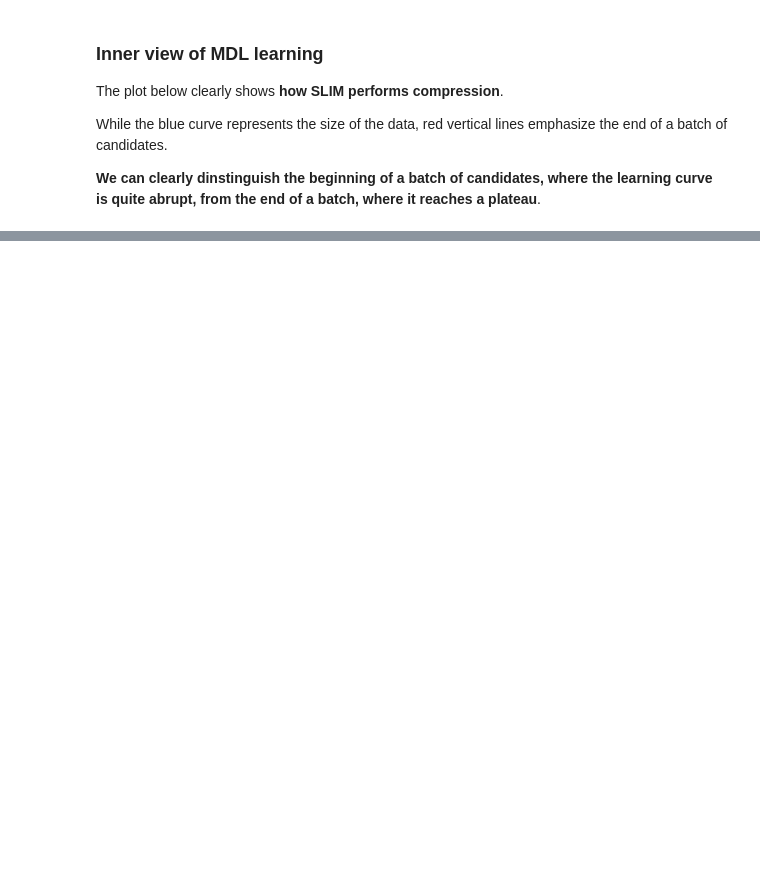
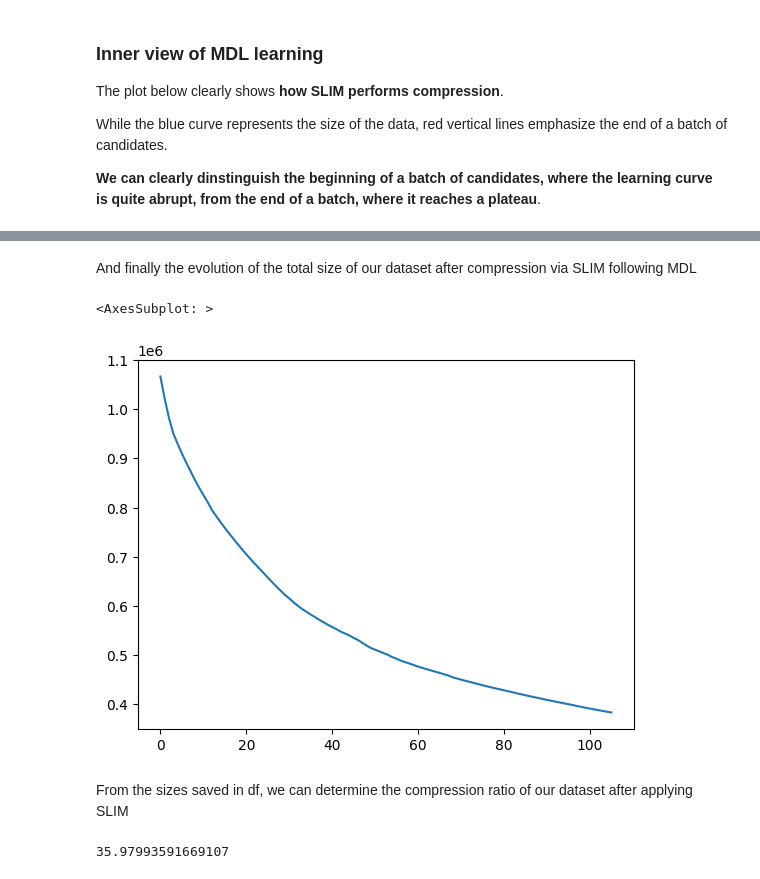
Before and after one commit to scikit-mine/scikit-mine, a Jupyter notebook: docs/tutorials/callbacks/callbacks.ipynb, the cells around one changed output, grey strips where cells are left out. Saved outputs shown, nothing was run; the diff lists cells and outputs as text; code cells hidden in the pictures; blank space fills up the shorter version.

```diff
--- a/docs/tutorials/callbacks/callbacks.ipynb
+++ b/docs/tutorials/callbacks/callbacks.ipynb
@@ -96,0 +95,15 @@ df.model_size.plot()
+# %% [markdown]
+And finally the evolution of the total size of our dataset after compression via SLIM following MDL
+# %%
+df['total_size'] = df['model_size']+df['data_size']
+df.total_size.plot()
+# %% [output]
+<AxesSubplot: >
+[figure, added]
+# %% [markdown]
+From the sizes saved in df, we can determine the compression ratio of our dataset after applying SLIM
+# %%
+compression_percentage = df['total_size'].iloc[-1]/df['total_size'].iloc[0]*100
+compression_percentage
+# %% [output]
+35.97993591669107
```
Also changed, not shown: parts of 6 cells of this notebook, 14 other files.
